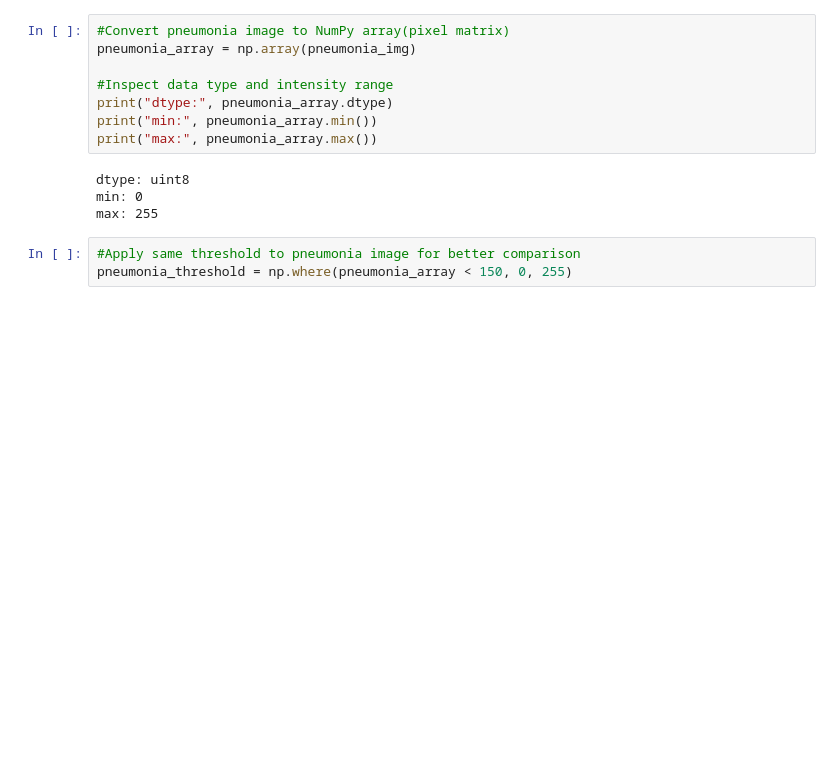
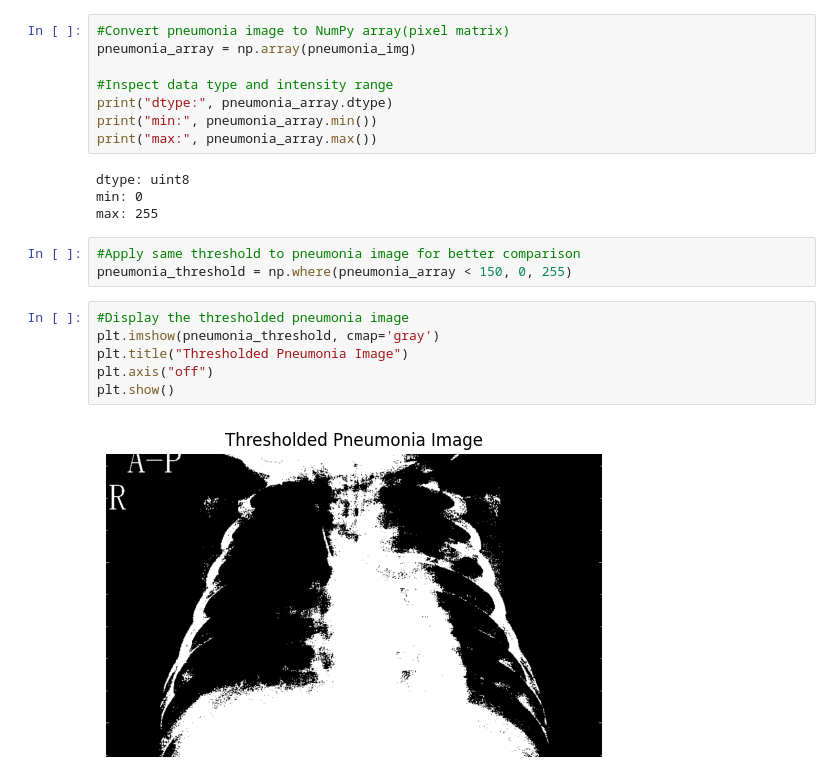
Before and after one commit to shivangi2002/chest-xray-thresholding-analysis, a Jupyter notebook: chest-xray-thresholding-analysis/xray_analysis.ipynb, the cells around one changed output. Drawn from its saved outputs; the diff is of its cells as text; blank space fills up the shorter version.

Commit message:
added thresholded pneumonia image

```diff
--- a/chest-xray-thresholding-analysis/xray_analysis.ipynb
+++ b/chest-xray-thresholding-analysis/xray_analysis.ipynb
@@ -68,3 +68,11 @@ max: 255
 # %%
 #Apply same threshold to pneumonia image for better comparison
 pneumonia_threshold = np.where(pneumonia_array < 150, 0, 255)
+# %%
+#Display the thresholded pneumonia image
+plt.imshow(pneumonia_threshold, cmap='gray')
+plt.title("Thresholded Pneumonia Image")
+plt.axis("off")
+plt.show()
+# %% [output]
+[figure, added]
```
